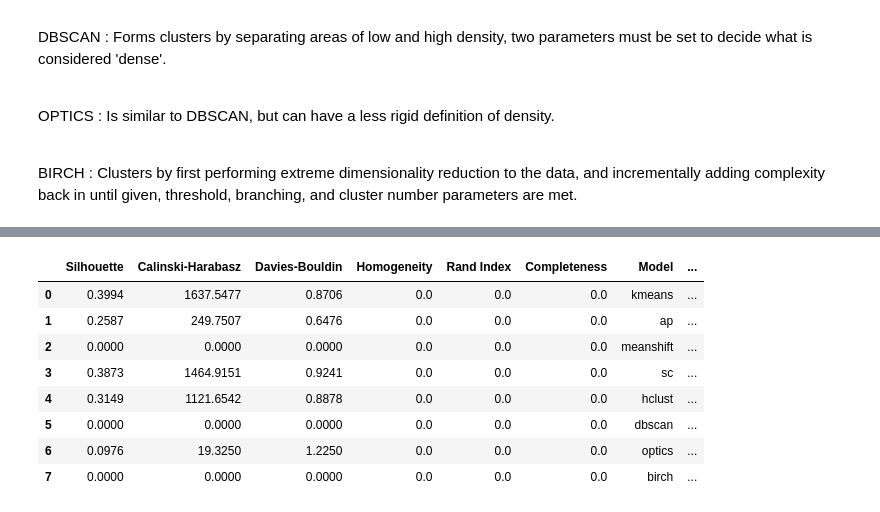
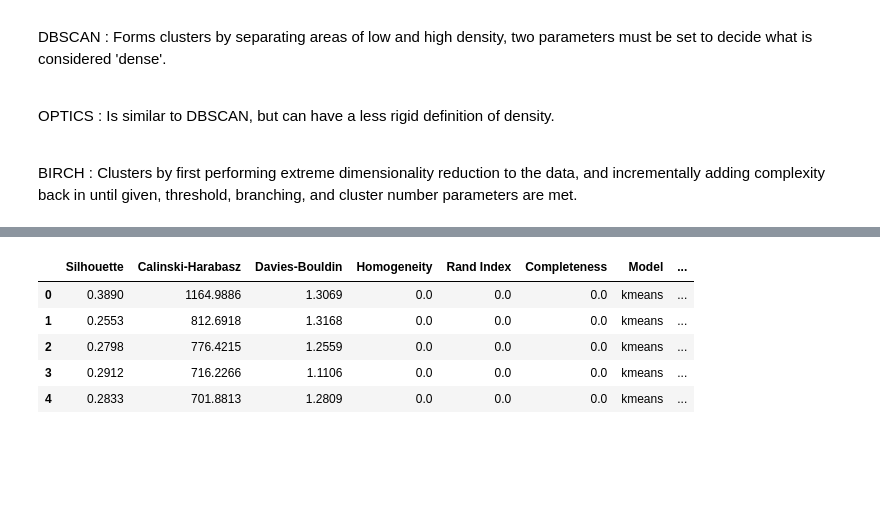
Before and after one commit to UW-MLGEO/MLGEO2024_Geldingadalir, a Jupyter notebook: notebooks/AutoML_Hyperparameter_Tuning.ipynb, the cells around one changed output, grey strips where cells are left out. Drawn from its saved outputs; the diff is of its cells as text; code cells hidden in the pictures; blank space fills up the shorter version.

Commit message:
Model Training Assessment and Edits to Hyperparameter Tuning

```diff
--- a/notebooks/AutoML_Hyperparameter_Tuning.ipynb
+++ b/notebooks/AutoML_Hyperparameter_Tuning.ipynb
@@ -171,21 +208,25 @@ BIRCH : Clusters by first performing extreme dimensionality reduction to the dat
 # %%
 performance_df = pd.DataFrame(columns=["Silhouette",'Calinski-Harabasz','Davies-Bouldin',
                                        'Homogeneity','Rand Index', 'Completeness'])
+
+ks = [2,3,4,5,6,7,8,9]
 
 #create list to store compute time
 times = []
 
 for model in model_list:
-    time1 = time.time()
-    create_model(model)
-    time2 = time.time()
-    dtime = time2 - time1
-    times.append(dtime)
+    for k in ks:
+        time1 = time.time()
+        create_model(model, num_clusters=k)
+        time2 = time.time()
+        dtime = time2 - time1
+        times.append(dtime)
 
-    performance_df.loc[len(performance_df)] = pull().to_numpy()[0]
+        performance_df.loc[len(performance_df)] = pull().to_numpy()[0]
 
-performance_df['Model'] = model_list
+performance_df['Model'] = np.repeat(model_list, len(ks))
 performance_df['Time'] = times
+performance_df['Clusters'] = np.tile(ks, len(model_list))
 # %% [output]
 [interactive output not drawn]
 |  | Silhouette | Calinski-Harabasz | Davies-Bouldin | Homogeneity | Rand Index | Completeness |
@@ -207,12 +248,9 @@ performance_df['Time'] = times
 # %%
-performance_df
+performance_df.head()
 # %% [output]
 |  | Silhouette | Calinski-Harabasz | Davies-Bouldin | Homogeneity | Rand Index | Completeness | Model | ... |
-| 0 | 0.3994 | 1637.5477 | 0.8706 | 0.0 | 0.0 | 0.0 | kmeans | ... |
-| 1 | 0.2587 | 249.7507 | 0.6476 | 0.0 | 0.0 | 0.0 | ap | ... |
-| 2 | 0.0000 | 0.0000 | 0.0000 | 0.0 | 0.0 | 0.0 | meanshift | ... |
-| 3 | 0.3873 | 1464.9151 | 0.9241 | 0.0 | 0.0 | 0.0 | sc | ... |
-| 4 | 0.3149 | 1121.6542 | 0.8878 | 0.0 | 0.0 | 0.0 | hclust | ... |
-| 5 | 0.0000 | 0.0000 | 0.0000 | 0.0 | 0.0 | 0.0 | dbscan | ... |
-| 6 | 0.0976 | 19.3250 | 1.2250 | 0.0 | 0.0 | 0.0 | optics | ... |
-| 7 | 0.0000 | 0.0000 | 0.0000 | 0.0 | 0.0 | 0.0 | birch | ... |
+| 0 | 0.3890 | 1164.9886 | 1.3069 | 0.0 | 0.0 | 0.0 | kmeans | ... |
+| 1 | 0.2553 | 812.6918 | 1.3168 | 0.0 | 0.0 | 0.0 | kmeans | ... |
+| 2 | 0.2798 | 776.4215 | 1.2559 | 0.0 | 0.0 | 0.0 | kmeans | ... |
+| 3 | 0.2912 | 716.2266 | 1.1106 | 0.0 | 0.0 | 0.0 | kmeans | ... |
+| 4 | 0.2833 | 701.8813 | 1.2809 | 0.0 | 0.0 | 0.0 | kmeans | ... |
```
Also changed, not shown: parts of 25 cells of this notebook, 2 other files.
